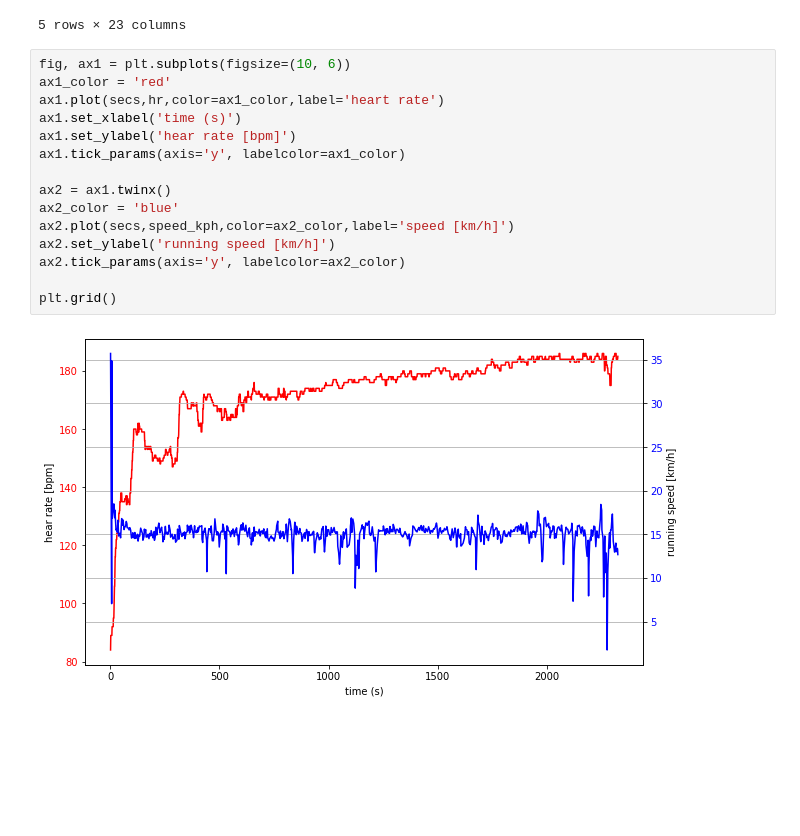
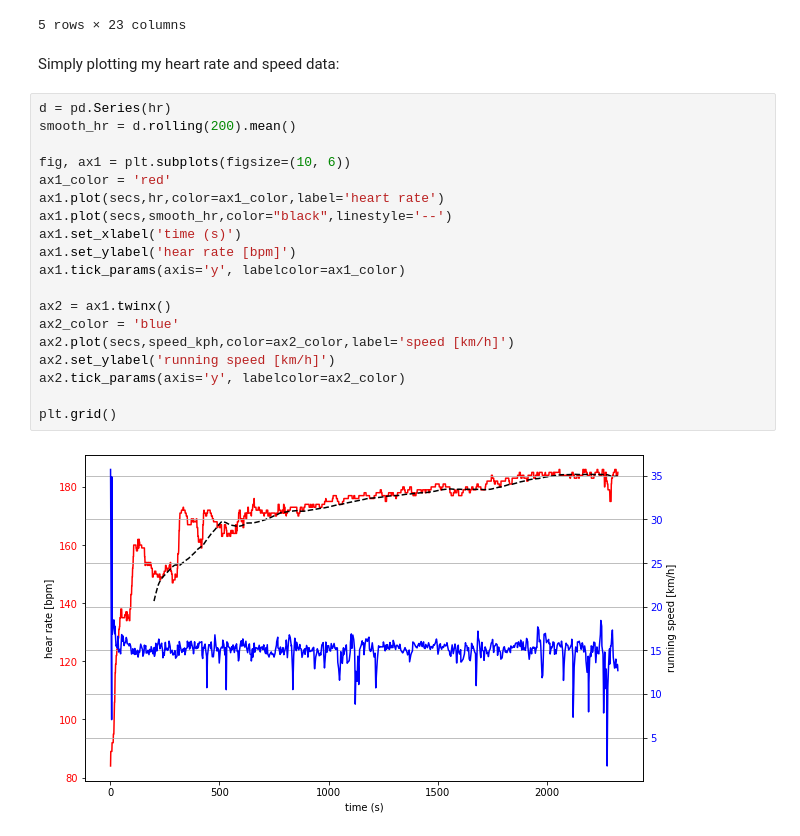
Before and after one commit to sebastiankalos/math_modeling, a Jupyter notebook: HR_analysis.ipynb, the cells around one changed output. Saved outputs shown, nothing was run; the diff lists cells and outputs as text; blank space fills up the shorter version.

```diff
--- a/HR_analysis.ipynb
+++ b/HR_analysis.ipynb
@@ -16,20 +18,26 @@ df_10k.head()
 | 3 | 4 | 86 | 89 | 0.015794 | 18.5128 | 0 | 0 | -1.32 | 54.347935 | 24.415509 | ... | ... |
 | 4 | 5 | 86 | 89 | 0.017752 | 12.7817 | 0 | 0 | -1.16 | 54.347932 | 24.415527 | ... | ... |
 5 rows × 23 columns
+# %% [markdown]
+Simply plotting my heart rate and speed data:
 # %%
+d = pd.Series(hr)
+smooth_hr = d.rolling(200).mean()
+
 fig, ax1 = plt.subplots(figsize=(10, 6))
 ax1_color = 'red'
 ax1.plot(secs,hr,color=ax1_color,label='heart rate')
+ax1.plot(secs,smooth_hr,color="black",linestyle='--')
 ax1.set_xlabel('time (s)')
 ax1.set_ylabel('hear rate [bpm]')
 ax1.tick_params(axis='y', labelcolor=ax1_color)
 
 ax2 = ax1.twinx()
 ax2_color = 'blue'
 ax2.plot(secs,speed_kph,color=ax2_color,label='speed [km/h]')
 ax2.set_ylabel('running speed [km/h]')
 ax2.tick_params(axis='y', labelcolor=ax2_color)
 
 plt.grid()
 # %% [output]
-[figure, old version]
+[figure, new version]
```
Also changed, not shown: parts of 8 cells of this notebook, 1 other file.
